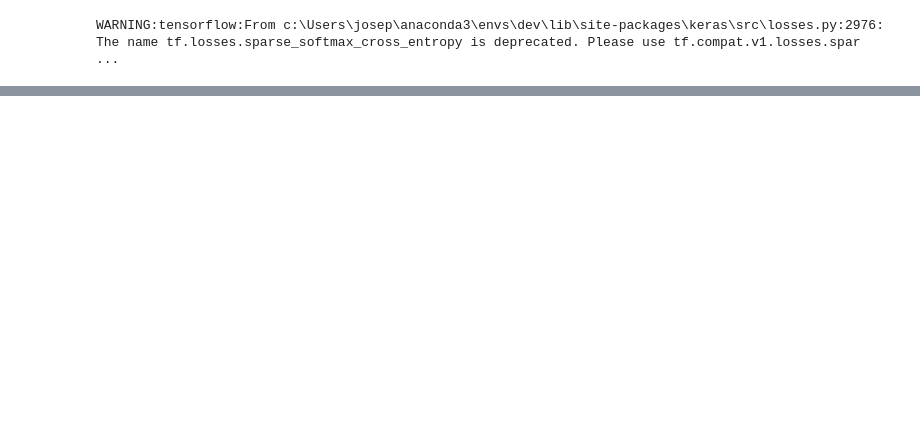
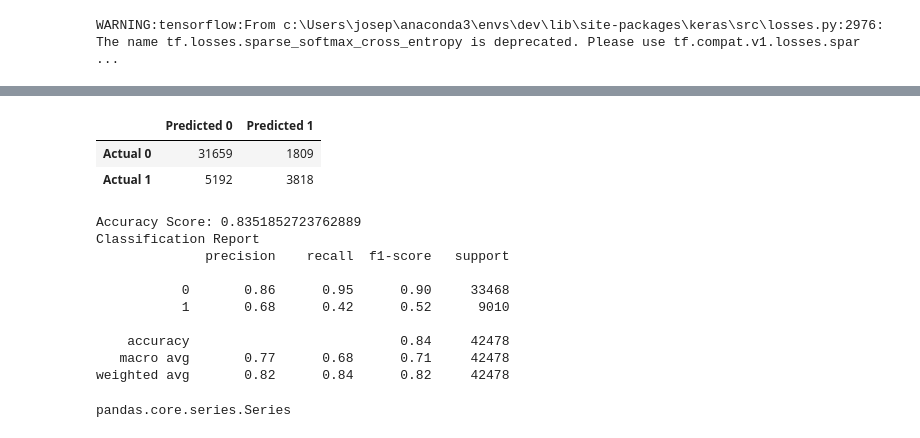
Before and after one commit to jossharlequin/spotify-popularity-project, a Jupyter notebook: spotify-predictions-neural-network.ipynb, the cells around one changed output, grey strips where cells are left out. Saved outputs shown, nothing was run; the diff lists cells and outputs as text; code cells hidden in the pictures; blank space fills up the shorter version.

```diff
--- a/spotify-predictions-neural-network.ipynb
+++ b/spotify-predictions-neural-network.ipynb
@@ -42,7 +40,7 @@ ValueError: could not convert string to float: 'f'
 # %%
-# Binning the target variable into 10 groups
-bins = [-1, 20, 40, 60, 80, 100]
-labels = [0, 1, 2, 3, 4]
+# Binning the target variable into groups based
+bins = [-1, 50, 100]
+labels = [0, 1]
 y_train_binned = pd.cut(y_train, bins=bins, labels=labels)
 y_test_binned = pd.cut(y_test, bins=bins, labels=labels)
 
@@ -52,16 +50,41 @@ y_test_one_hot = encoder.transform(y_test_binned.reshape(-1,1))
 # %%
 # Defining the neural network
 nn_model = tf.keras.models.Sequential()
-nn_model.add(tf.keras.layers.Dense(units=16, activation="relu", input_dim=13))
-nn_model.add(tf.keras.layers.Dense(5, activation="softmax"))
+nn_model.add(tf.keras.layers.Dense(units=15, activation="relu", input_dim=13))
+nn_model.add(tf.keras.layers.Dense(units=15, activation="relu"))
+nn_model.add(tf.keras.layers.Dense(units=15, activation="relu"))
+nn_model.add(tf.keras.layers.Dense(2, activation="softmax"))
 
 # Compile the sequential model together and customize metrics
 nn_model.compile(loss="categorical_crossentropy", optimizer="adam", metrics=["accuracy"])
 
 # Training the model
-fit_model = nn_model.fit(X_train, y_train_one_hot, epochs=10)
+fit_model = nn_model.fit(X_train, y_train_one_hot, epochs=100)
 
 # Evaluating the model using the test data
 model_loss, model_accuracy = nn_model.evaluate(X_test, y_test_one_hot, verbose=2)
 print(f"Loss: {model_loss}, Accuracy: {model_accuracy}")
+
+# Finding predicted y classes
+y_predicted = nn_model.predict(X_test)
+
+# Converting y_predicted and y_test_one_hot into integer values for confusion matrix and accuracy score
+y_test_classes = np.argmax(y_test_one_hot, axis=1)
+y_predicted_classes = np.argmax(y_predicted, axis=1)
+
+# Creating confusion matrix
+cm = confusion_matrix(y_test_classes, y_predicted_classes)
+cm_df = pd.DataFrame(
+    cm, index=['Actual 0','Actual 1'], columns=['Predicted 0','Predicted 1']
+)
+
+# Creating accuracy score
+acc_score = accuracy_score(y_test_classes, y_predicted_classes)
+
+# Displaying results
+print("Confusion Matrix")
+display(cm_df)
+print(f"Accuracy Score: {acc_score}")
+print("Classification Report")
+print(classification_report(y_test_classes, y_predicted_classes))
 # %% [output]
@@ -85,3 +108,45 @@ Loss: 0.9128164649009705, Accuracy: 0.6056547164916992
+|  | Predicted 0 | Predicted 1 |
+| Actual 0 | 31659 | 1809 |
+| Actual 1 | 5192 | 3818 |
+Accuracy Score: 0.8351852723762889
+Classification Report
+              precision    recall  f1-score   support
+
+           0       0.86      0.95      0.90     33468
+           1       0.68      0.42      0.52      9010
+
+    accuracy                           0.84     42478
+   macro avg       0.77      0.68      0.71     42478
+weighted avg       0.82      0.84      0.82     42478
+# %%
+# Binning the data into quintiles based on number of samples per group instead of absolute values that the data falls into
+labels=[0,1]
+q_binned_data = pd.qcut(spotify_df['popularity'], 2, labels=labels, precision=0)
+
+display(type(q_binned_data))
+
+# Scaling the data using StandarScaler as a preprocessing step for the neural network
+# Creating the StandardScalar instance
+scaler = StandardScaler()
+
+# Fitting the X data
+X_scaler = scaler.fit(X)
+
+# Scaling the X data
+X_scaled = X_scaler.transform(X)
+
+# Splitting training/test datasets
+X_train, X_test, y_train, y_test = train_test_split(X_scaled, q_binned_data, random_state=42)
+
+# Convert y_train and y_test from Pandas Series to NumPy arrays
+y_train_np = np.array(y_train).reshape(-1, 1)
+y_test_np = np.array(y_test).reshape(-1, 1)
+
+encoder = OneHotEncoder(sparse=False)
+y_train_one_hot = encoder.fit_transform(y_train_np)
+y_test_one_hot = encoder.transform(y_test_np)
+# %% [output]
+pandas.core.series.Series
 # %%
 # Defining the neural network
 nn_model = tf.keras.models.Sequential()
```
Also changed, not shown: parts of 7 cells of this notebook, 11 other files.
